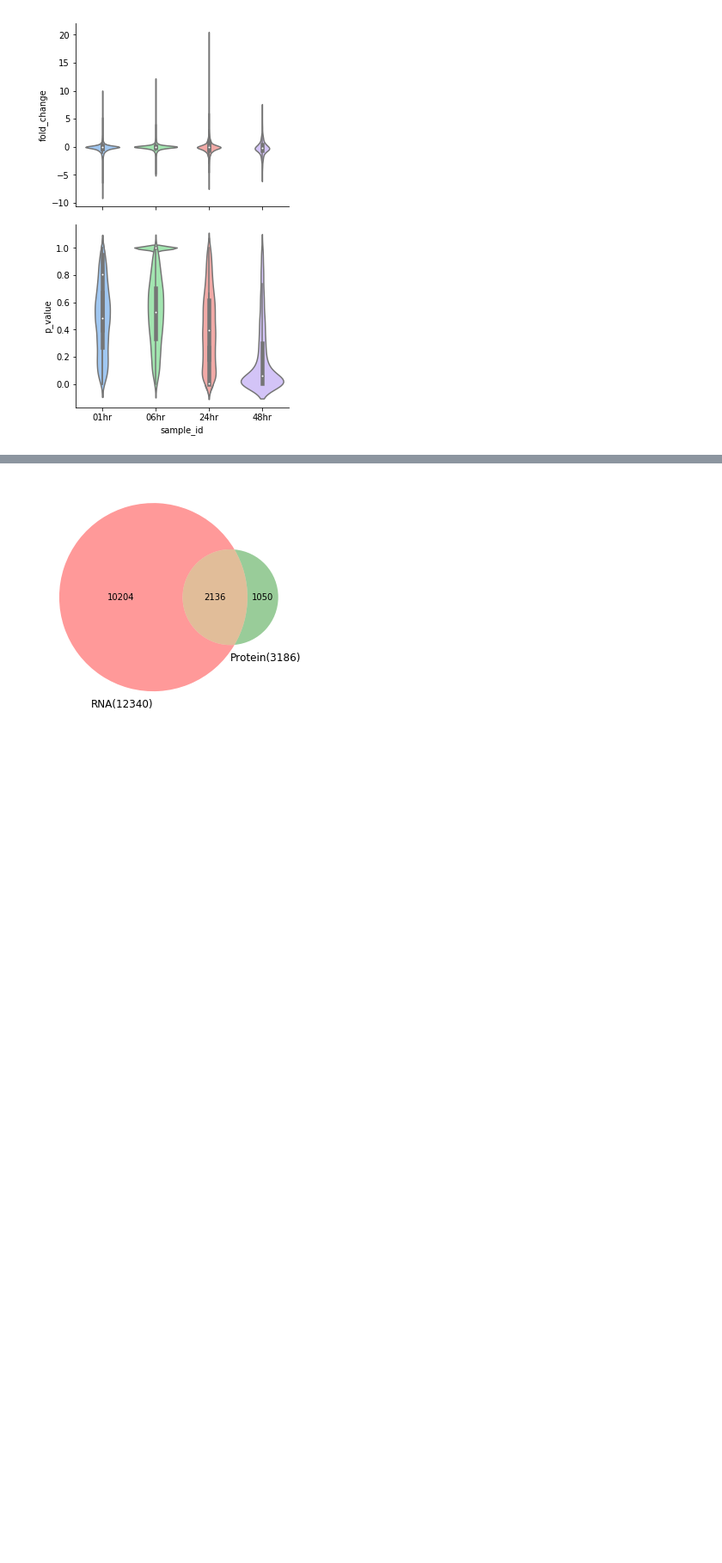
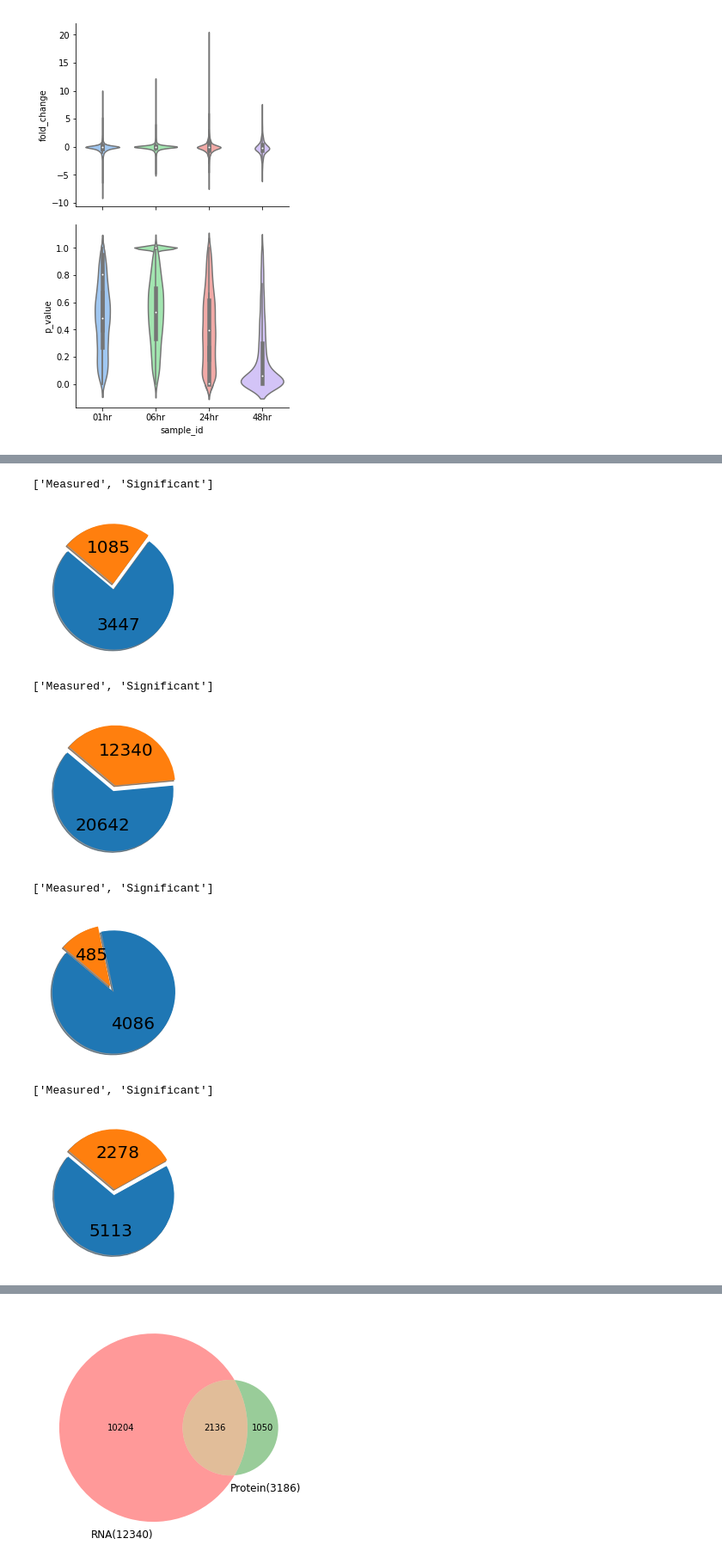
Before and after one commit to LoLab-MSM/MAGINE, a Jupyter notebook: examples/cisplatin/data_exploration.ipynb, the cells around one changed output, grey strips where cells are left out. Shown at 86% size. Drawn from its saved outputs; the diff is of its cells as text; code cells hidden in the pictures; blank space fills up the shorter version.

```diff
--- a/examples/cisplatin/data_exploration.ipynb
+++ b/examples/cisplatin/data_exploration.ipynb
@@ -84,3 +81,44 @@ array(['label_free'], dtype=object)
+# %%
+def create_pie(data, s_name):
+    x = len(data.id_list)
+    y = len(data.sig.id_list)
+    total = x+y
+    explode=(0.05, 0.05)
+    labels=["Measured", "Significant"]
+    fig = plt.figure(figsize=(3,3))
+    ax = fig.add_subplot(111)
+    wedges, texts, autotexts = ax.pie([x,y],
+            explode=explode,
+            textprops={'fontsize':16},
+    #         labels=labels, colors=colors,
+    #         autopct='%1.1f%%',
+#             labels=labels,
+            autopct=lambda(p): '{:.0f}'.format(p * total / 100),
+
+            shadow=True, startangle=140)
+
+#     ax.legend(wedges, labels,
+#           loc="center left",
+#           bbox_to_anchor=(1, 0, 0.5, 1))
+
+    plt.setp(autotexts, size=20)
+    plt.axis('equal')
+    plt.savefig('{}_pie.png'.format(s_name), dpi=300, bbox_inches='tight')
+    plt.show()
+    plt.close()
+create_pie(exp_data.label_free, 'lf')
+create_pie(exp_data.rna, 'rna_seq')
+create_pie(exp_data.silac, 'silac')
+create_pie(exp_data.ph_silac, 'ph_silac')
+# %% [output]
+['Measured', 'Significant']
+[figure, added]
+['Measured', 'Significant']
+[figure, added]
+['Measured', 'Significant']
+[figure, added]
+['Measured', 'Significant']
+[figure, added]
 # %%
 met = exp_data.compounds.copy()
 proteins = exp_data.proteins.copy()
```
Also changed, not shown: parts of 2 cells of this notebook, 4 other files.
